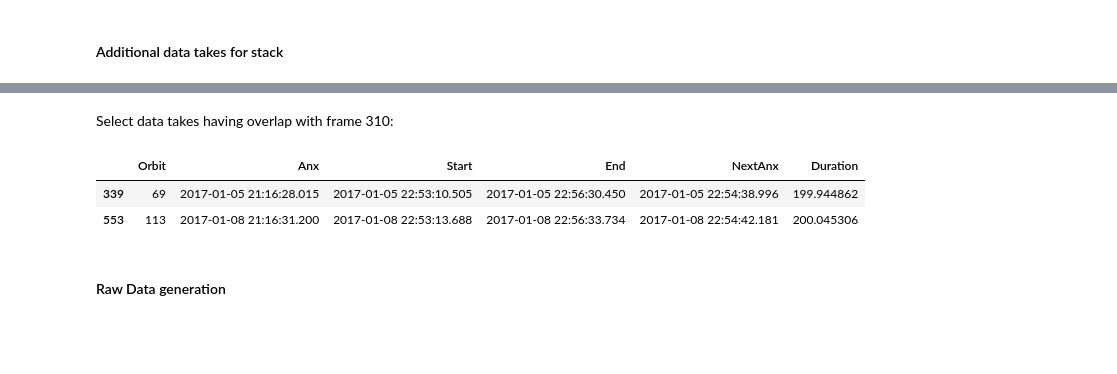
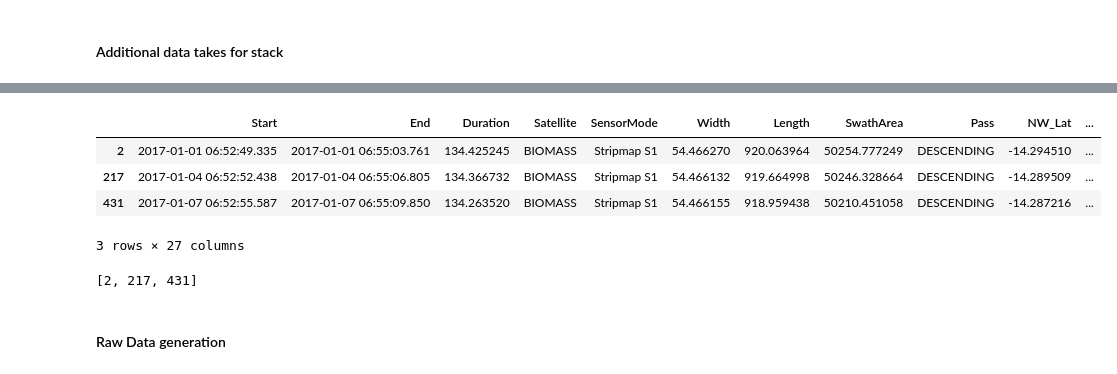
Before and after one commit to lmar76/biomassnb, a Jupyter notebook: TDS/TDS.ipynb, the cells around one changed output, grey strips where cells are left out. Saved outputs shown, nothing was run; the diff lists cells and outputs as text; code cells hidden in the pictures; blank space fills up the shorter version.

```diff
--- a/TDS/TDS.ipynb
+++ b/TDS/TDS.ipynb
@@ -632,5 +743,5 @@ ID of selected acquisition: 51
 # %%
-acq_idx = 51
+acq_idx = 0
 # %%
 data_take = pd.Interval(simulation.loc[acq_idx, 'Start'], simulation.loc[acq_idx, 'End'], closed='both')
 data_take
@@ -2514,7 +1100,7 @@ simulation.query("End > NextAnx and SensorMode != 'Receive Only'")[['Anx', 'Star
 # %% [markdown]
 ID of selected acquisition: 124
 # %%
-acq_idx = 124
+acq_idx = 2
 # %%
 data_take = pd.Interval(simulation.loc[acq_idx, 'Start'], simulation.loc[acq_idx, 'End'], closed='both')
 data_take
@@ -2579,0 +1150,3 @@ orbits
+# %%
+orbits = get_orbits(simulation, acq_idx)
+orbits
@@ -2657,0 +1180,3 @@ Interval('2017-01-02 22:54:16.804918332', '2017-01-02 22:54:37.810000', closed='
+# %%
+frames = get_frames(orbits, data_take, FRAME_MIN_DURATION)
+frames
@@ -2689,28 +1197,33 @@ result
-# %% [markdown]
-Select data takes having overlap with frame 310:
 # %%
-def overlap(data_take_start, data_take_stop, orbit_start, orbit_stop, frame_number):
+def overlap(data_take_start, data_take_stop, orbit_start, orbit_stop, frame_numbers):
     data_take = pd.Interval(data_take_start, data_take_stop, closed='both')
-    frame_grid = Grid(
-        orbit_start,
-        orbit_stop,
-        const.FRAME_GRID_DURATION,
-        const.FRAME_INITIAL_OVERLAP,
-        const.FRAME_FINAL_OVERLAP,
-        const.NUM_FRAMES
-    )
-    return frame_grid.interval(frame_number).overlaps(data_take)
+    frame_grid = FrameGrid(orbit_start, orbit_stop)
+    for frame_number in frame_numbers:
+        overlap = frame_grid.interval(frame_number).overlaps(data_take)
+        if overlap is False:
+            return False
+    return True
 
+sensor_mode = simulation.loc[acq_idx]['SensorMode']
+track = simulation.loc[acq_idx]['track']
+result = simulation.query("gcid == @gcid and mcid == @mcid and SensorMode == @sensor_mode and track == @track")
+# Select only data takes having overlaps with frame numbers selected above
 idx = result.apply(
-    lambda r: overlap(r['Start'], r['End'], r['Anx'], r['NextAnx'], 310),
+    lambda r: overlap(r['Start'], r['End'], r['Anx'], r['NextAnx'], frames['n']),
     axis=1
 )
-result = result[idx]
-result[['Orbit', 'Anx', 'Start', 'End', 'NextAnx', 'Duration']]
+result[idx]
 # %% [output]
-|  | Orbit | Anx | Start | End | NextAnx | Duration |
-| 339 | 69 | 2017-01-05 21:16:28.015 | 2017-01-05 22:53:10.505 | 2017-01-05 22:56:30.450 | 2017-01-05 22:54:38.996 | 199.944862 |
-| 553 | 113 | 2017-01-08 21:16:31.200 | 2017-01-08 22:53:13.688 | 2017-01-08 22:56:33.734 | 2017-01-08 22:54:42.181 | 200.045306 |
+|  | Start | End | Duration | Satellite | SensorMode | Width | Length | SwathArea | Pass | NW_Lat | ... |
+| 2 | 2017-01-01 06:52:49.335 | 2017-01-01 06:55:03.761 | 134.425245 | BIOMASS | Stripmap S1 | 54.466270 | 920.063964 | 50254.777249 | DESCENDING | -14.294510 | ... |
+| 217 | 2017-01-04 06:52:52.438 | 2017-01-04 06:55:06.805 | 134.366732 | BIOMASS | Stripmap S1 | 54.466132 | 919.664998 | 50246.328664 | DESCENDING | -14.289509 | ... |
+| 431 | 2017-01-07 06:52:55.587 | 2017-01-07 06:55:09.850 | 134.263520 | BIOMASS | Stripmap S1 | 54.466155 | 918.959438 | 50210.451058 | DESCENDING | -14.287216 | ... |
+3 rows × 27 columns
+# %%
+idxs = list(result[idx].index.to_numpy())
+idxs
+# %% [output]
+[2, 217, 431]
 # %% [markdown]
 #### Raw Data generation
 # %% [markdown]
```
Also changed, not shown: parts of 257 cells of this notebook, 2 other files.
